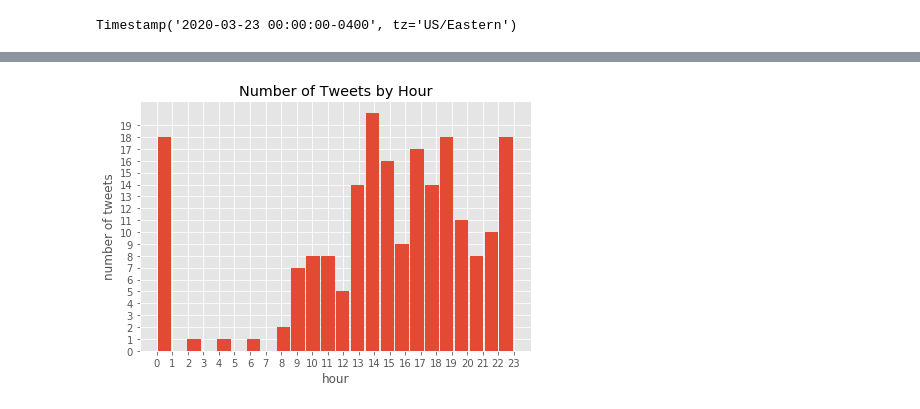
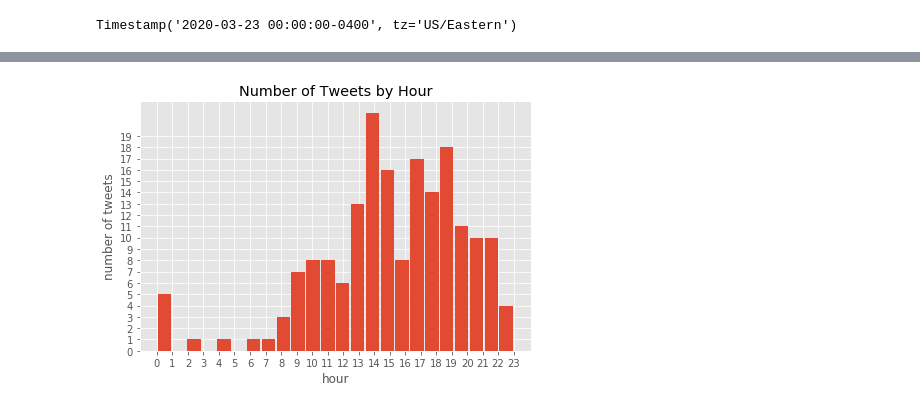
Before and after one commit to four-insightfellows-corona-project/tweets_obtaining_preprocessing, a Jupyter notebook: EDA.ipynb, the cells around one changed output, grey strips where cells are left out. Saved outputs shown, nothing was run; the diff lists cells and outputs as text; code cells hidden in the pictures.

```diff
--- a/EDA.ipynb
+++ b/EDA.ipynb
@@ -99,18 +119,20 @@ So far, there have been 16 tweets related to the crowding level in Prospect Park
 # %%
 yticks=pd.Series(range(0,20))
 xticks=pd.Series(range(0,24))
 
-plt.hist(df_corona.hour, bins=24, rwidth=0.9)
+df_nohellman = df[df.username != 'dannyhellman']
+
+plt.hist(df_nohellman.hour, bins=24, rwidth=0.9)
 plt.yticks(ticks=yticks)
 plt.xticks(ticks=xticks)
 plt.tight_layout()
 plt.title("Number of Tweets by Hour")
 plt.xlabel("hour")
 plt.ylabel("number of tweets")
 plt.savefig("tweethist_hr.png", dpi=300, bbox_inches='tight')
 plt.show()
 # %% [output]
-[figure, old version]
+[figure, new version]
 # %%
 # Graph tweet counts by hour, separating out the different days as different lines.
 
```
Also changed, not shown: parts of 9 cells of this notebook, 10 other files.
